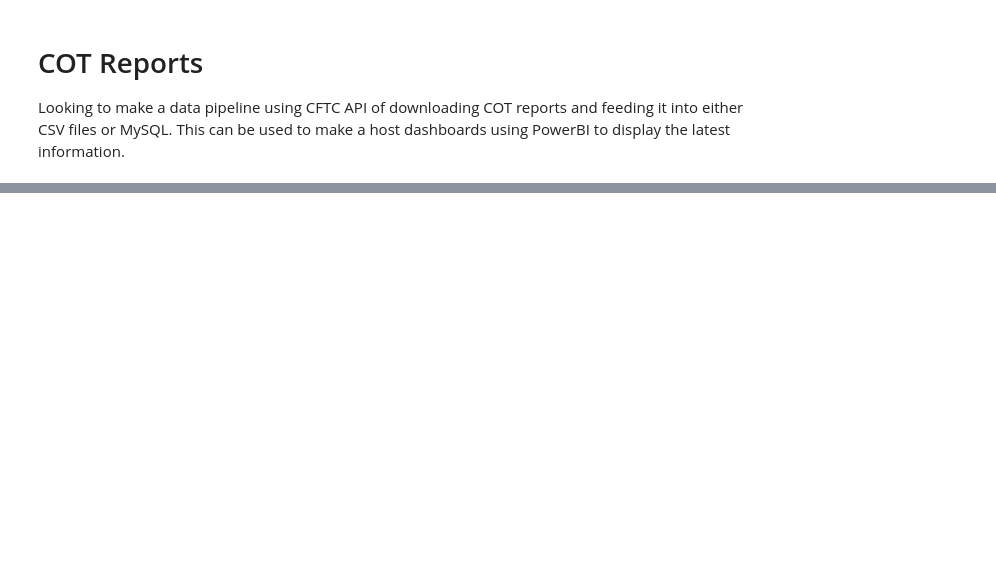
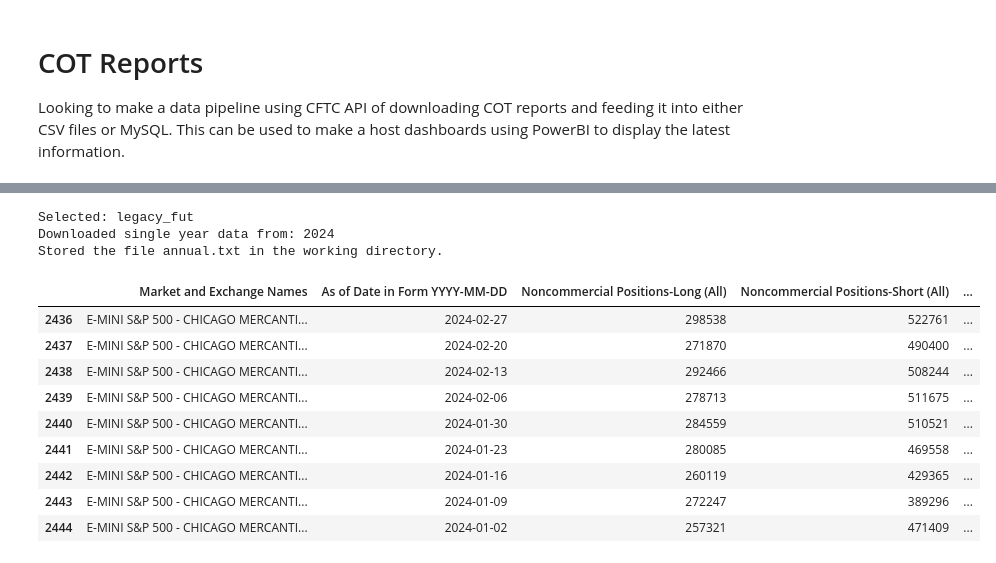
Before and after one commit to KhizarImran/AlgoTrading, a Jupyter notebook: Quant_Research/01_COT_report.ipynb, the cells around one changed output, grey strips where cells are left out. Drawn from its saved outputs; the diff is of its cells as text; code cells hidden in the pictures; blank space fills up the shorter version.

```diff
--- a/Quant_Research/01_COT_report.ipynb
+++ b/Quant_Research/01_COT_report.ipynb
@@ -110,0 +34,32 @@ HTTPError: 400 Client Error: Bad Request.
+# %%
+
+df = cot.cot_year(year = 2024, cot_report_type = 'legacy_fut')
+# %% [output]
+Selected: legacy_fut
+Downloaded single year data from: 2024
+Stored the file annual.txt in the working directory.
+# %%
+# Cleaning txt file for the information required
+filtered_df = df[["Market and Exchange Names", "As of Date in Form YYYY-MM-DD", "Noncommercial Positions-Long (All)",
+                  "Noncommercial Positions-Short (All)", "Change in Noncommercial-Long (All)", "Change in Noncommercial-Short (All)",
+                  "% of OI-Noncommercial-Long (All)","% of OI-Noncommercial-Short (All)" ]]
+
+# General Futures data
+filtered_df_futures = filtered_df[filtered_df["Market and Exchange Names"].isin(["E-MINI S&P 500 - CHICAGO MERCANTILE EXCHANGE", "NASDAQ MINI - CHICAGO MERCANTILE EXCHANGE"])]
+
+# Creating Variables for different futures instruments
+Es_mini = filtered_df_futures[filtered_df_futures["Market and Exchange Names"]== "E-MINI S&P 500 - CHICAGO MERCANTILE EXCHANGE"]
+Nq_mini = filtered_df_futures[filtered_df_futures["Market and Exchange Names"]== "NASDAQ MINI - CHICAGO MERCANTILE EXCHANGE"]
+
+Es_mini
+# %% [output]
+|  | Market and Exchange Names | As of Date in Form YYYY-MM-DD | Noncommercial Positions-Long (All) | Noncommercial Positions-Short (All) | ... |
+| 2436 | E-MINI S&P 500 - CHICAGO MERCANTI... | 2024-02-27 | 298538 | 522761 | ... |
+| 2437 | E-MINI S&P 500 - CHICAGO MERCANTI... | 2024-02-20 | 271870 | 490400 | ... |
+| 2438 | E-MINI S&P 500 - CHICAGO MERCANTI... | 2024-02-13 | 292466 | 508244 | ... |
+| 2439 | E-MINI S&P 500 - CHICAGO MERCANTI... | 2024-02-06 | 278713 | 511675 | ... |
+| 2440 | E-MINI S&P 500 - CHICAGO MERCANTI... | 2024-01-30 | 284559 | 510521 | ... |
+| 2441 | E-MINI S&P 500 - CHICAGO MERCANTI... | 2024-01-23 | 280085 | 469558 | ... |
+| 2442 | E-MINI S&P 500 - CHICAGO MERCANTI... | 2024-01-16 | 260119 | 429365 | ... |
+| 2443 | E-MINI S&P 500 - CHICAGO MERCANTI... | 2024-01-09 | 272247 | 389296 | ... |
+| 2444 | E-MINI S&P 500 - CHICAGO MERCANTI... | 2024-01-02 | 257321 | 471409 | ... |
```
Also changed, not shown: parts of 7 cells of this notebook, 2 other files.
